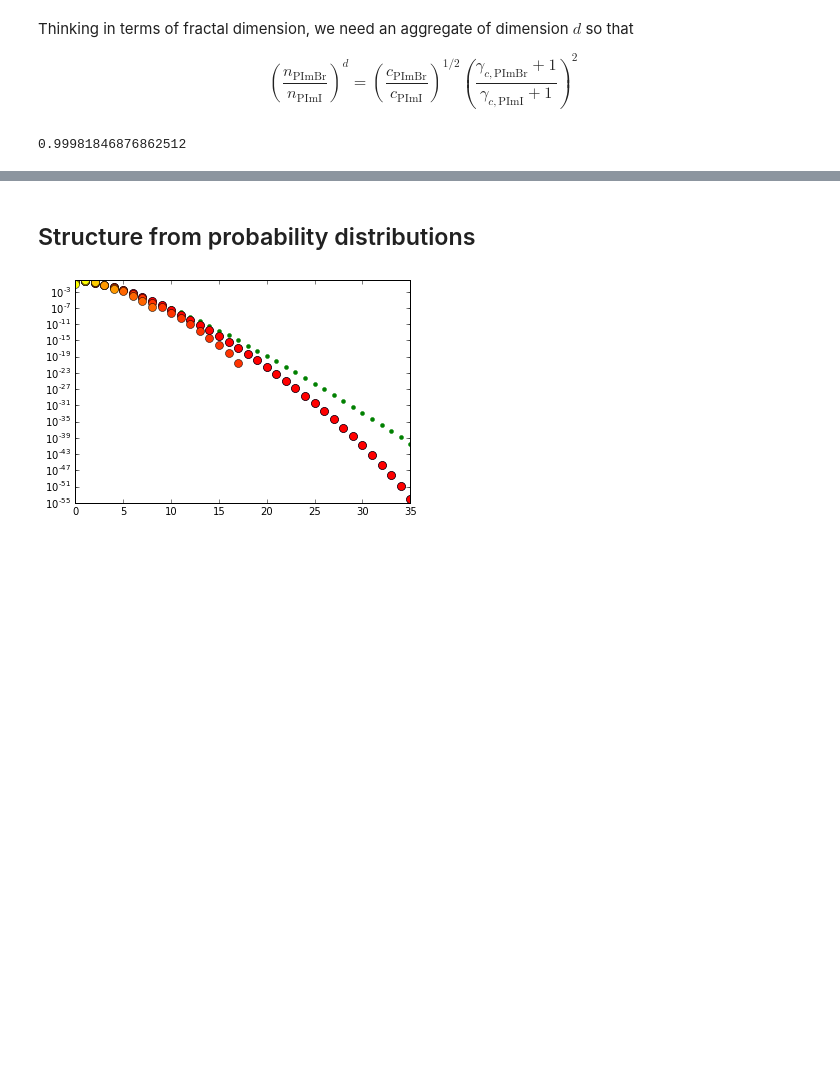
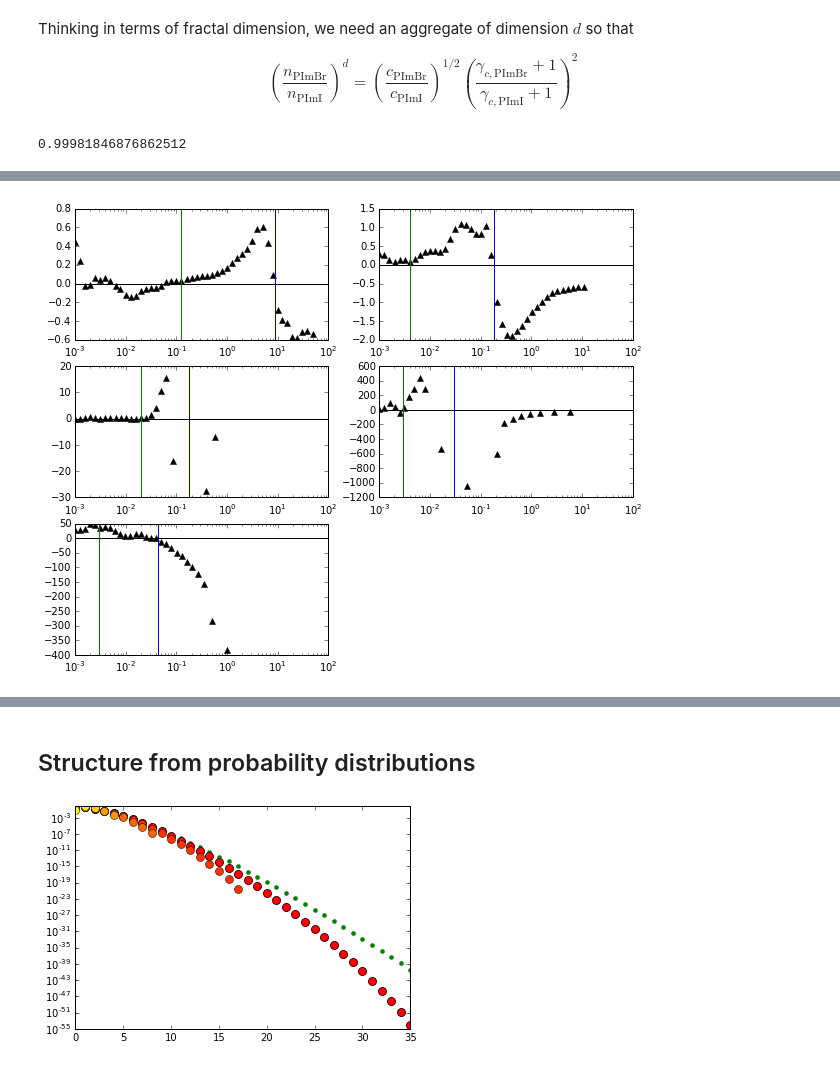
Before and after one commit to MathieuLeocmach/PALSE, a Jupyter notebook: ion pairing.ipynb, the cells around one changed output, grey strips where cells are left out. Saved outputs shown, nothing was run; the diff lists cells and outputs as text; code cells hidden in the pictures; blank space fills up the shorter version.

```diff
--- a/ion pairing.ipynb
+++ b/ion pairing.ipynb
@@ -442,0 +472,12 @@ $$\left(\frac{n_\mathrm{PImBr}}{n_\mathrm{PImI}}\right)^d = \left(\frac{c_\mathr
+# %%
+plt.figure(figsize=(10,8))
+for i,(a,g,gc,g0) in enumerate(zip(sweeps, G,gamma_c, [1.25e-1,4e-3,2e-2,3e-3,3e-3])):
+    plt.subplot(3,2,1+i)
+    plt.plot(a[:,0], np.gradient(a[:,2]), 'k^')
+    plt.axhline(0, color='k')
+    plt.axvline(gc.n, color='b')
+    plt.axvline(g0, color='g')
+    plt.xscale('log')
+    plt.xlim(1e-3,1e2)
+# %% [output]
+[figure, added]
```
Also changed, not shown: parts of 6 cells of this notebook.
